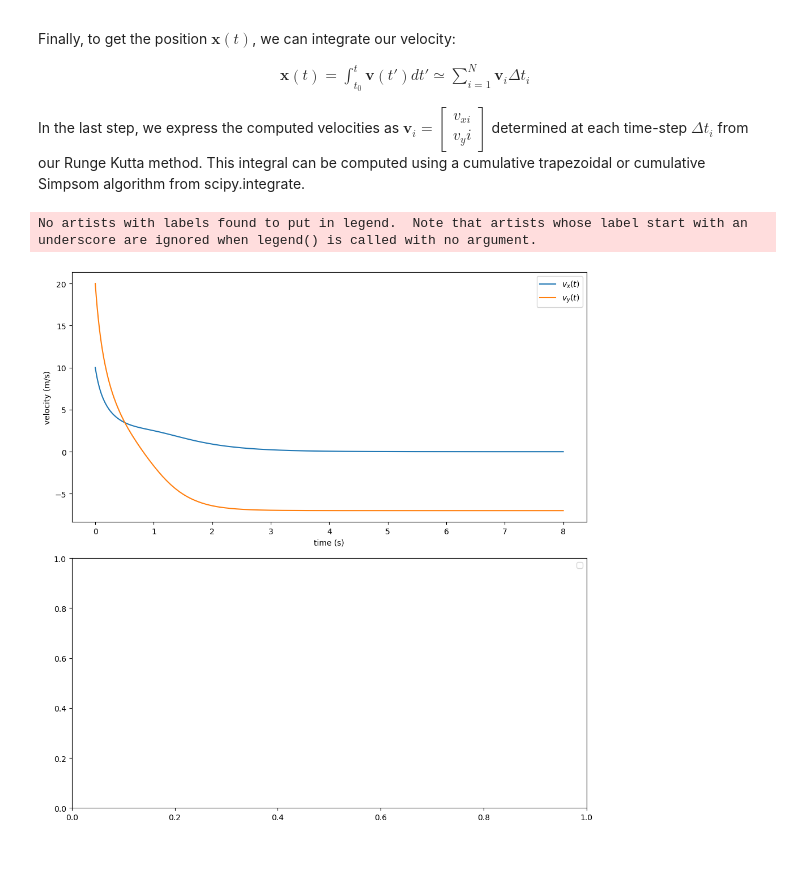
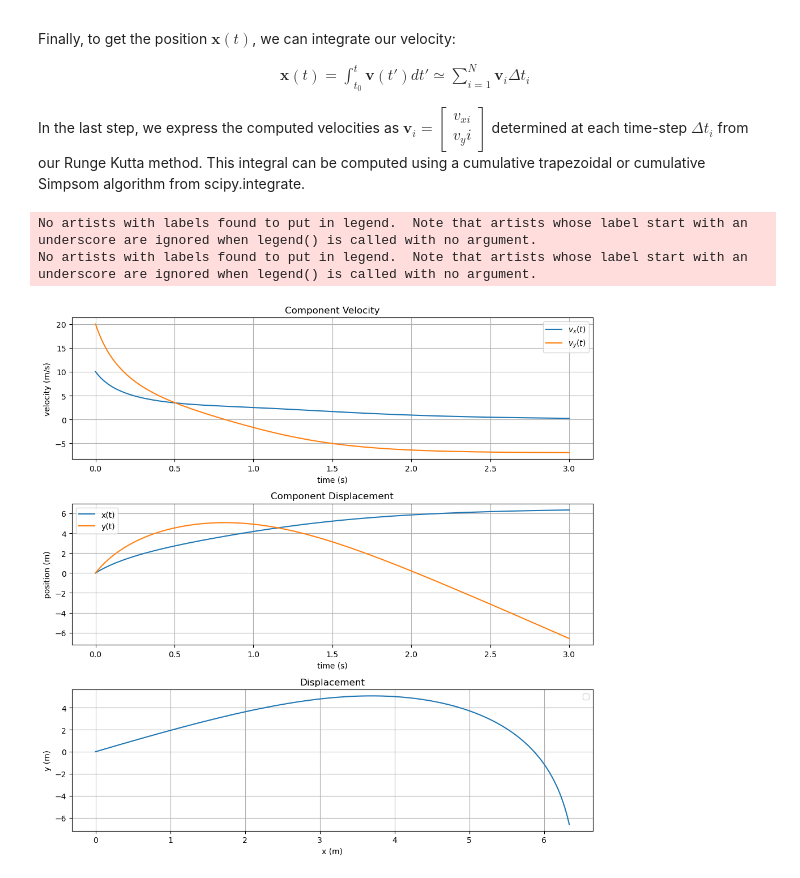
Before and after one commit to lubar1317/lessons-from-lu, a Jupyter notebook: mechanics-simulations/projectiles/2d_projectile_motion_quadratic_dag.ipynb, the cells around one changed output. Drawn from its saved outputs; the diff is of its cells as text; code cells hidden in the pictures.

Commit message:
integrated position, started animation

```diff
--- a/mechanics-simulations/projectiles/2d_projectile_motion_quadratic_dag.ipynb
+++ b/mechanics-simulations/projectiles/2d_projectile_motion_quadratic_dag.ipynb
@@ -57,8 +58,8 @@ def integrateVelocity(t, vel, r0):
     vx, vy = vel #unpack velocity array
 
     #integrate the velocity wrt time to determine position
-    xOfT = sc.integrate.cumulative_simpson(vx, t, initial=x0)
-    yOfT = sc.integrate.cumulative_simpson(vy, t, initial=y0)
+    xOfT = sc.integrate.cumulative_simpson(vx, x=t, initial=x0)
+    yOfT = sc.integrate.cumulative_simpson(vy, x=t, initial=y0)
 
     return [xOfT, yOfT] #return answer as list
 
@@ -81,31 +82,50 @@ def solve(t, fun, q0, args):
 # %%
 g = 9.8 #m/s2 define gravity
 beta = 0.2 #Ns2/m4 order of magnitude given by Taylor book
 m = 1 #mass of the system in kg
 
 args = [beta, g, m] #coefficients for state function
-v0 = [10, 20] #m/s, initial component velocity, x,y
+v0 = [10, 100] #m/s, initial component velocity, vx,vy
+r0 = [0, 0] # m, initial position x, y
 
 N = 10000 #number of time steps
 tStart = 0
-tEnd = 8
+tEnd = 3
 v0 = [10, 20]
 t = np.linspace(tStart, tEnd, N)
 
 _, vx, vy  = solve(t, stateFunction, v0, args)
+v = [vx, vy]
 
-fig, ax = plt.subplots(2,1, figsize=(10, 10))
+xoft, yoft = integrateVelocity(t, v, r0)
+
+fig, ax = plt.subplots(3,1, figsize=(10, 10))
 
 ax[0].plot(t, vx, label='$v_x(t)$')
 ax[0].plot(t, vy, label='$v_y(t)$')
 
+ax[0].set_title('Component Velocity')
 ax[0].set_ylabel('velocity (m/s)')
 ax[0].set_xlabel('time (s)')
 
+ax[1].plot(t, xoft, label="x(t)")
+ax[1].plot(t, yoft, label="y(t)")
+
+ax[1].set_title('Component Displacement')
+ax[1].set_ylabel('position (m)')
+ax[1].set_xlabel('time (s)')
+
+ax[2].plot(xoft, yoft)
+ax[2].set_title('Displacement')
+ax[2].set_ylabel('y (m)')
+ax[2].set_xlabel('x (m)')
+
 for a in ax:
     a.legend()
-
+    a.grid()
+plt.legend()
 fig.tight_layout()
 # %% [output]
 No artists with labels found to put in legend.  Note that artists whose label start with an underscore are ignored when legend() is called with no argument.
+No artists with labels found to put in legend.  Note that artists whose label start with an underscore are ignored when legend() is called with no argument.
-[figure, old version]
+[figure, new version]
```
Also changed, not shown: parts of 2 cells of this notebook.
